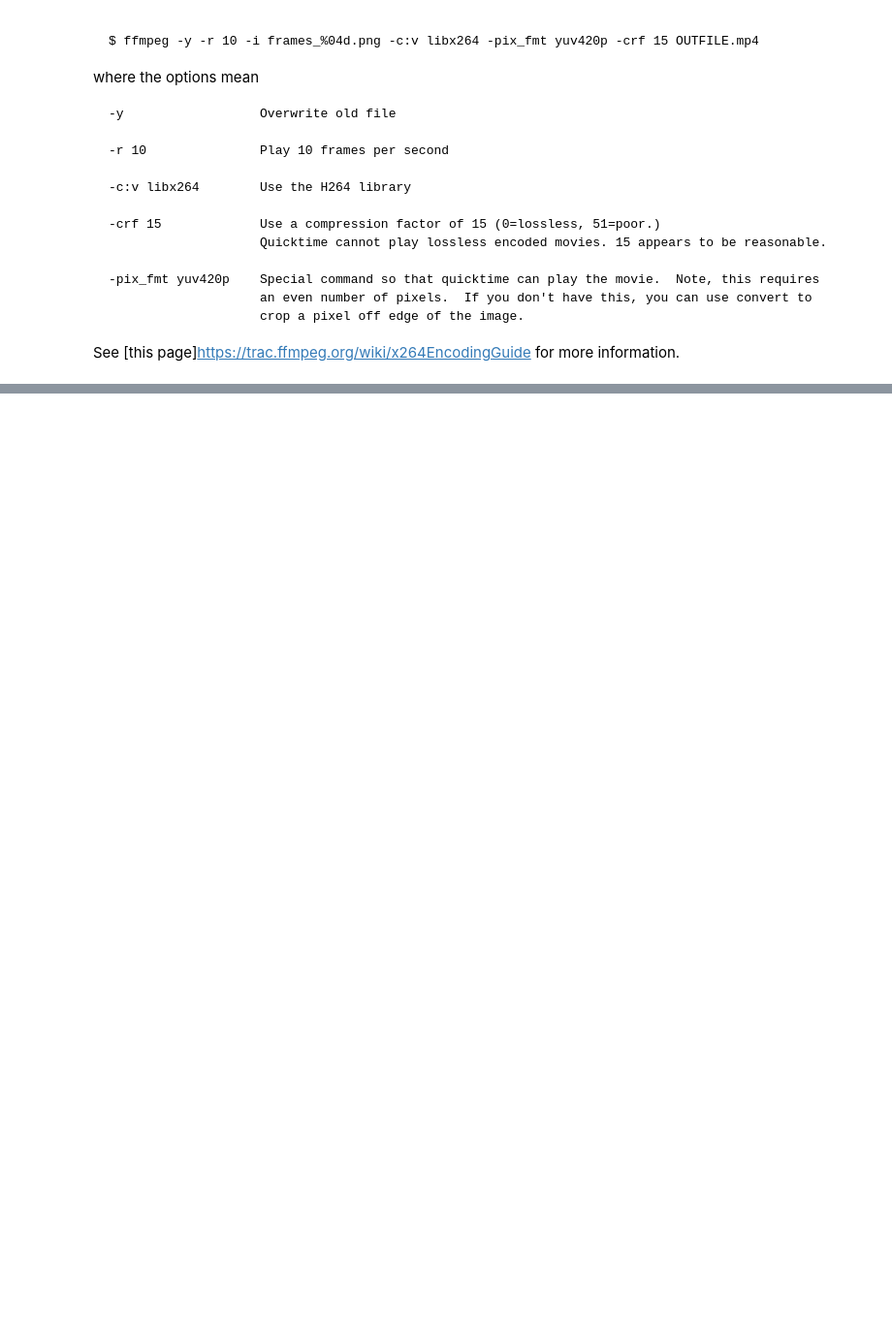
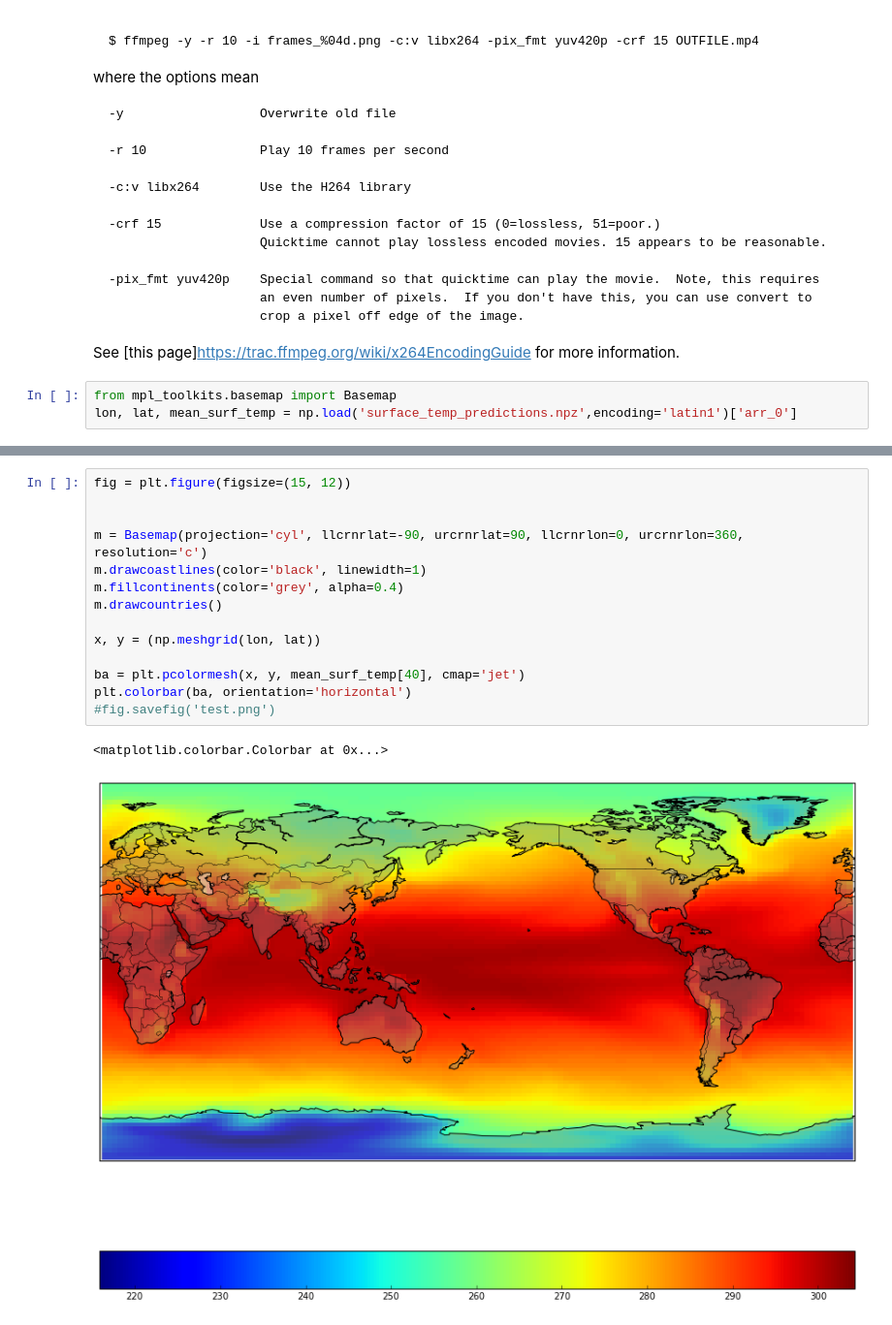
Before and after one commit to johntamu/python4geosciences-hw, a Jupyter notebook: hw04-solutions.ipynb, the cells around one changed output, grey strips where cells are left out. Shown at 97% size. Saved outputs shown, nothing was run; the diff lists cells and outputs as text; blank space fills up the shorter version.

```diff
--- a/hw04-solutions.ipynb
+++ b/hw04-solutions.ipynb
@@ -277,3 +343,6 @@ where the options mean
                         crop a pixel off edge of the image.
 
 See [this page]https://trac.ffmpeg.org/wiki/x264EncodingGuide for more information.
+# %%
+from mpl_toolkits.basemap import Basemap
+lon, lat, mean_surf_temp = np.load('surface_temp_predictions.npz',encoding='latin1')['arr_0']
@@ -279,0 +402,17 @@ See [this page]https://trac.ffmpeg.org/wiki/x264EncodingGuide for more informati
+# %%
+fig = plt.figure(figsize=(15, 12))
+
+
+m = Basemap(projection='cyl', llcrnrlat=-90, urcrnrlat=90, llcrnrlon=0, urcrnrlon=360, resolution='c')
+m.drawcoastlines(color='black', linewidth=1)
+m.fillcontinents(color='grey', alpha=0.4)
+m.drawcountries()
+
+x, y = (np.meshgrid(lon, lat))
+
+ba = plt.pcolormesh(x, y, mean_surf_temp[40], cmap='jet')
+plt.colorbar(ba, orientation='horizontal')
+#fig.savefig('test.png')
+# %% [output]
+<matplotlib.colorbar.Colorbar at 0x...>
+[figure, added]
```
Also changed, not shown: parts of 12 cells of this notebook.
